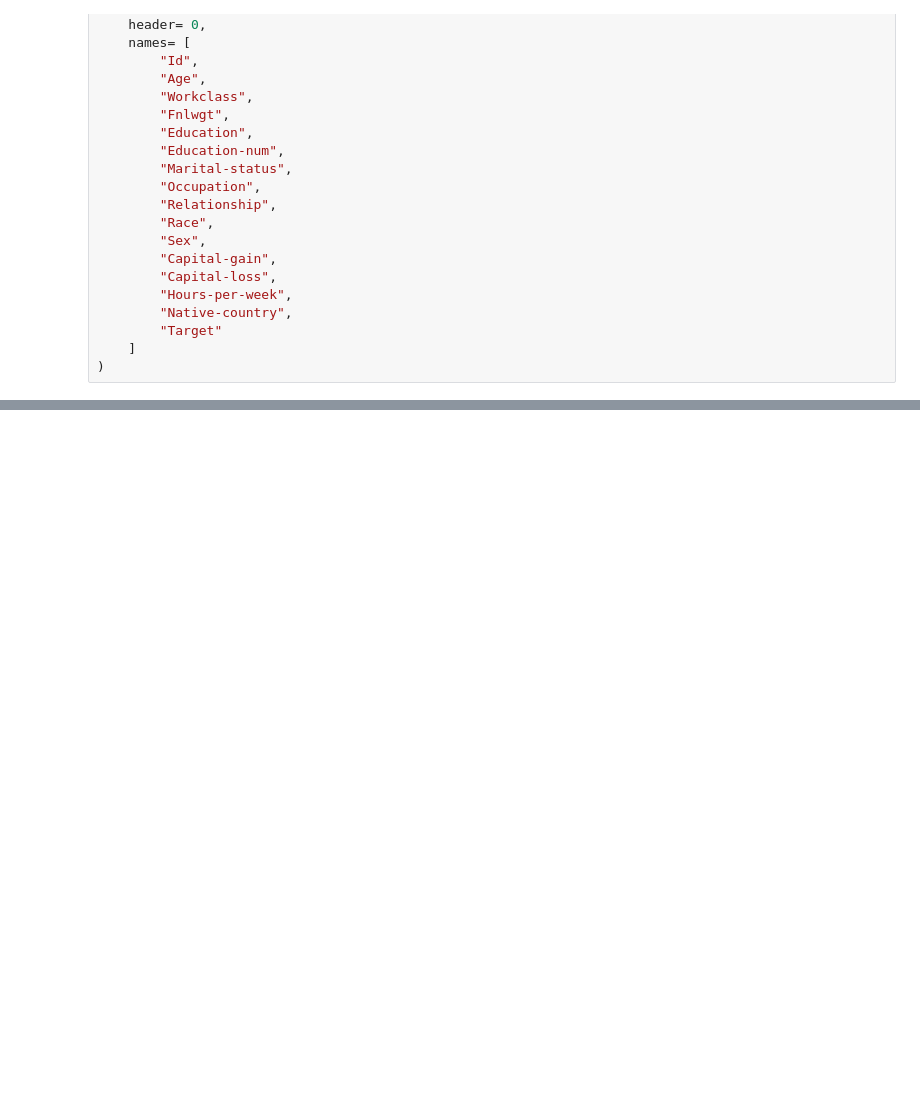
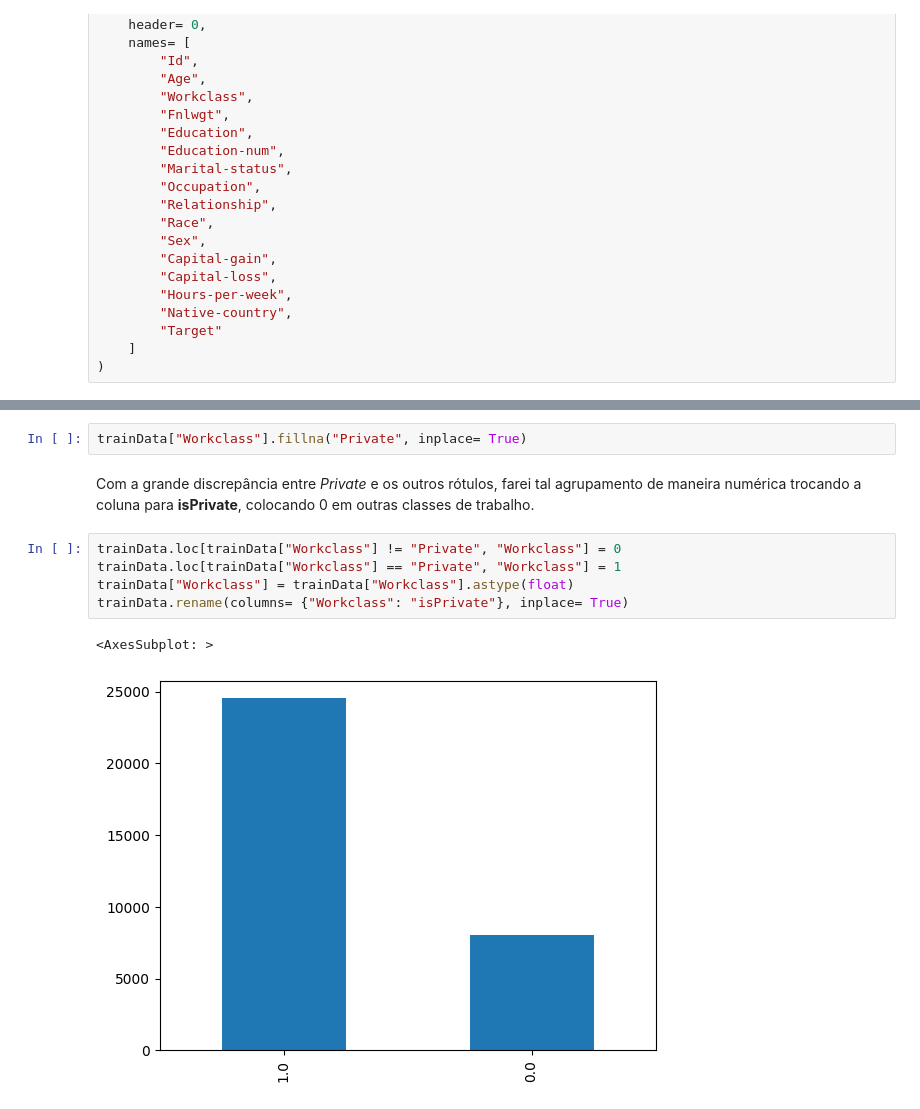
Before and after one commit to PedroCazelatto/PMR3508, a Jupyter notebook: kNN for Dataset Adult/kNN_notebook.ipynb, the cells around one changed output, grey strips where cells are left out. Saved outputs shown, nothing was run; the diff lists cells and outputs as text; blank space fills up the shorter version.

```diff
--- a/kNN for Dataset Adult/kNN_notebook.ipynb
+++ b/kNN for Dataset Adult/kNN_notebook.ipynb
@@ -109,0 +76,12 @@ Name: Target, dtype: int64
+# %%
+trainData["Workclass"].fillna("Private", inplace= True)
+# %% [markdown]
+Com a grande discrepância entre *Private* e os outros rótulos, farei tal agrupamento de maneira numérica trocando a coluna para **isPrivate**, colocando 0 em outras classes de trabalho.
+# %%
+trainData.loc[trainData["Workclass"] != "Private", "Workclass"] = 0
+trainData.loc[trainData["Workclass"] == "Private", "Workclass"] = 1
+trainData["Workclass"] = trainData["Workclass"].astype(float)
+trainData.rename(columns= {"Workclass": "isPrivate"}, inplace= True)
+# %% [output]
+<AxesSubplot: >
+[figure, added]
```
Also changed, not shown: parts of 33 cells of this notebook.
